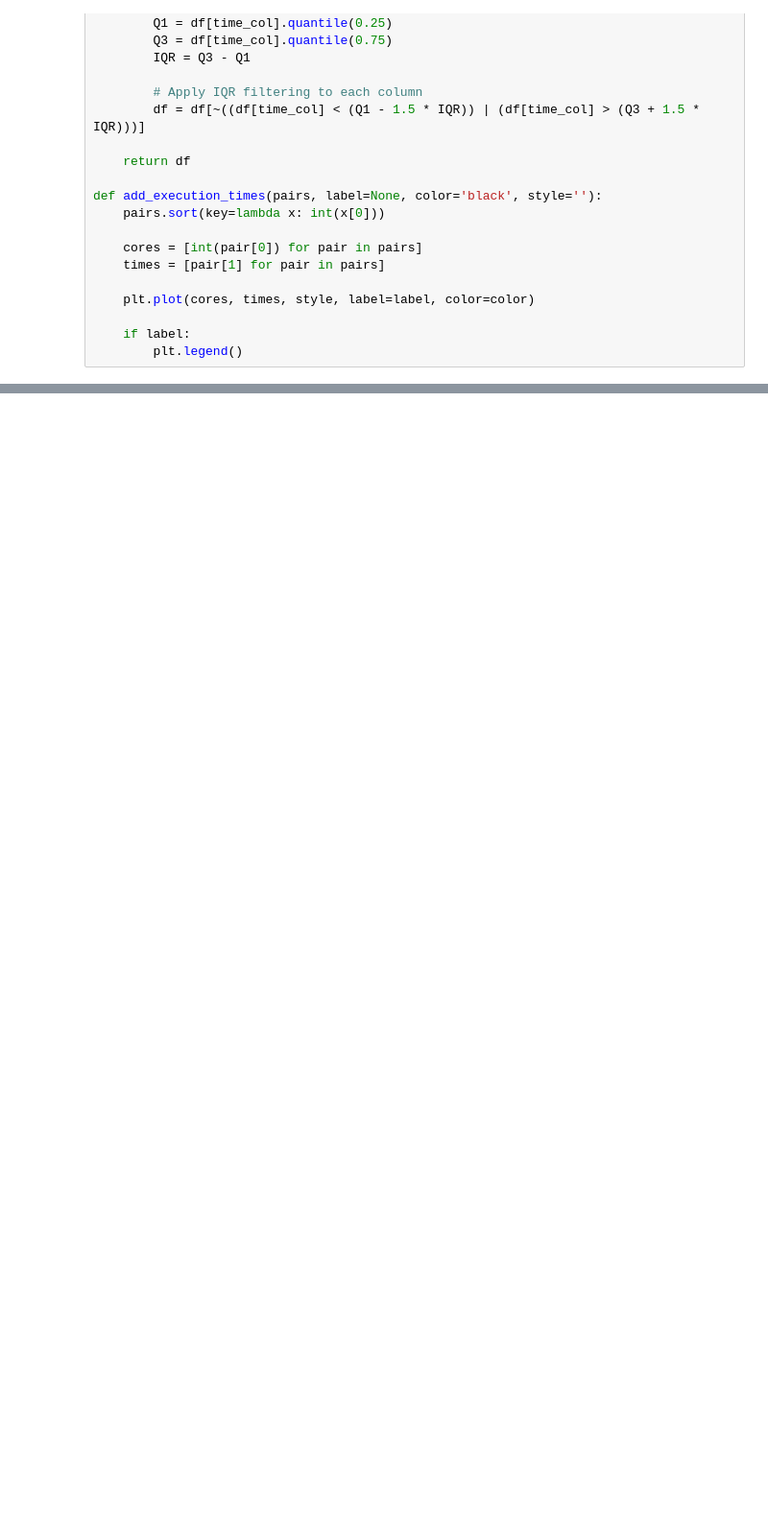
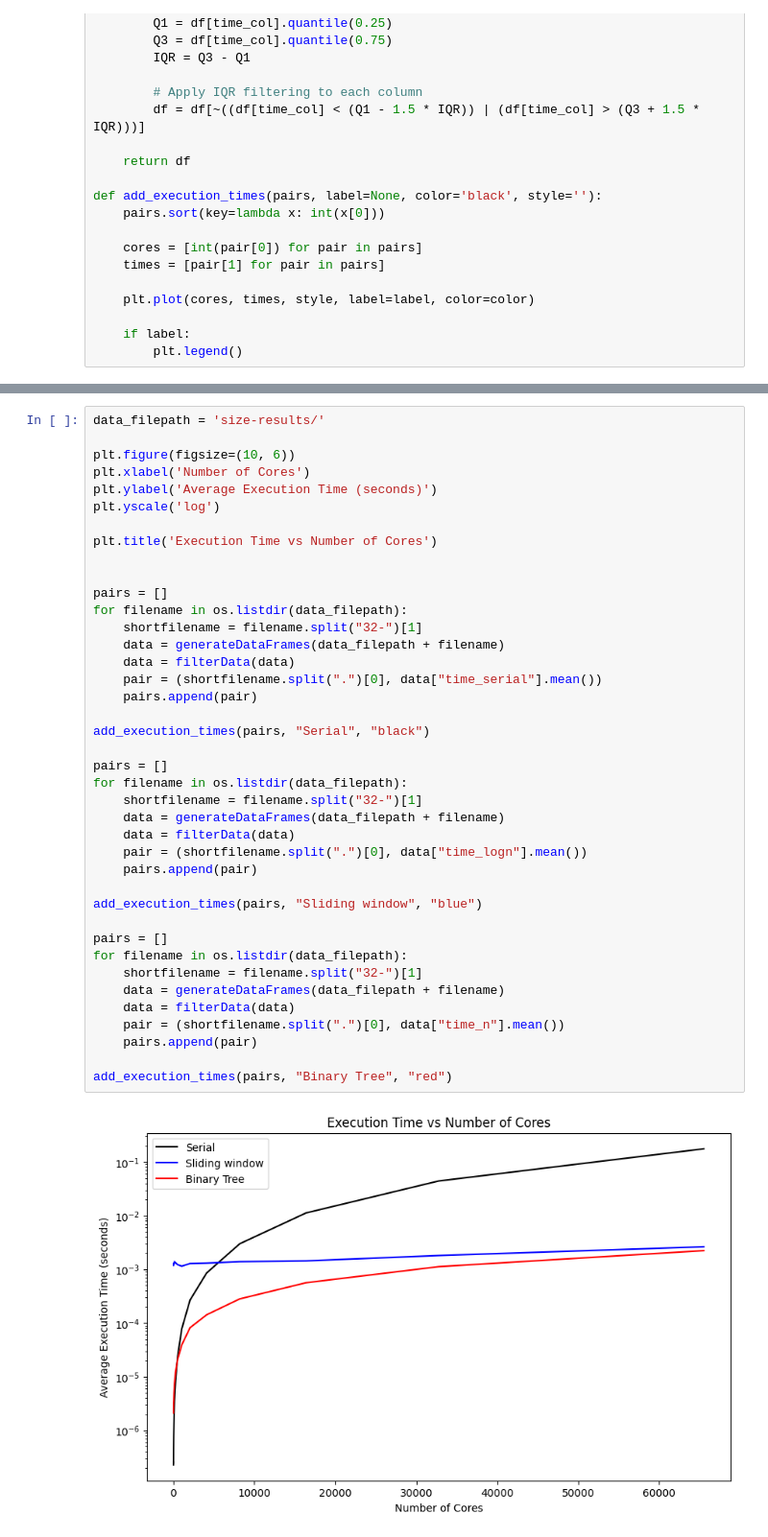
Before and after one commit to F1-uxy/CS-431, a Jupyter notebook: homework02/analysis.ipynb, the cells around one changed output, grey strips where cells are left out. Shown at 96% size. Drawn from its saved outputs; the diff is of its cells as text; blank space fills up the shorter version.

```diff
--- a/homework02/analysis.ipynb
+++ b/homework02/analysis.ipynb
@@ -87,0 +88,42 @@ add_execution_times(pairs, "Parallel Method 2", "blue")
+# %%
+data_filepath = 'size-results/'
+
+plt.figure(figsize=(10, 6))
+plt.xlabel('Number of Cores')
+plt.ylabel('Average Execution Time (seconds)')
+plt.yscale('log')
+
+plt.title('Execution Time vs Number of Cores')
+
+
+pairs = []
+for filename in os.listdir(data_filepath):
+    shortfilename = filename.split("32-")[1]
+    data = generateDataFrames(data_filepath + filename)
+    data = filterData(data)
+    pair = (shortfilename.split(".")[0], data["time_serial"].mean())
+    pairs.append(pair)
+
+add_execution_times(pairs, "Serial", "black")
+
+pairs = []
+for filename in os.listdir(data_filepath):
+    shortfilename = filename.split("32-")[1]
+    data = generateDataFrames(data_filepath + filename)
+    data = filterData(data)
+    pair = (shortfilename.split(".")[0], data["time_logn"].mean())
+    pairs.append(pair)
+
+add_execution_times(pairs, "Sliding window", "blue")
+
+pairs = []
+for filename in os.listdir(data_filepath):
+    shortfilename = filename.split("32-")[1]
+    data = generateDataFrames(data_filepath + filename)
+    data = filterData(data)
+    pair = (shortfilename.split(".")[0], data["time_n"].mean())
+    pairs.append(pair)
+
+add_execution_times(pairs, "Binary Tree", "red")
+# %% [output]
+[figure, added]
```
Also changed, not shown: parts of 1 cell of this notebook, 58 other files.
